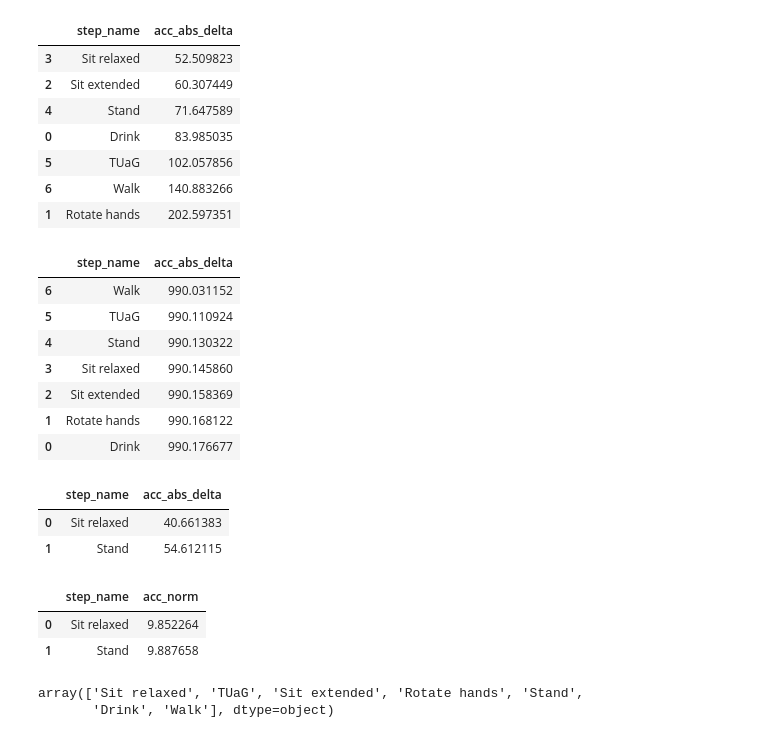
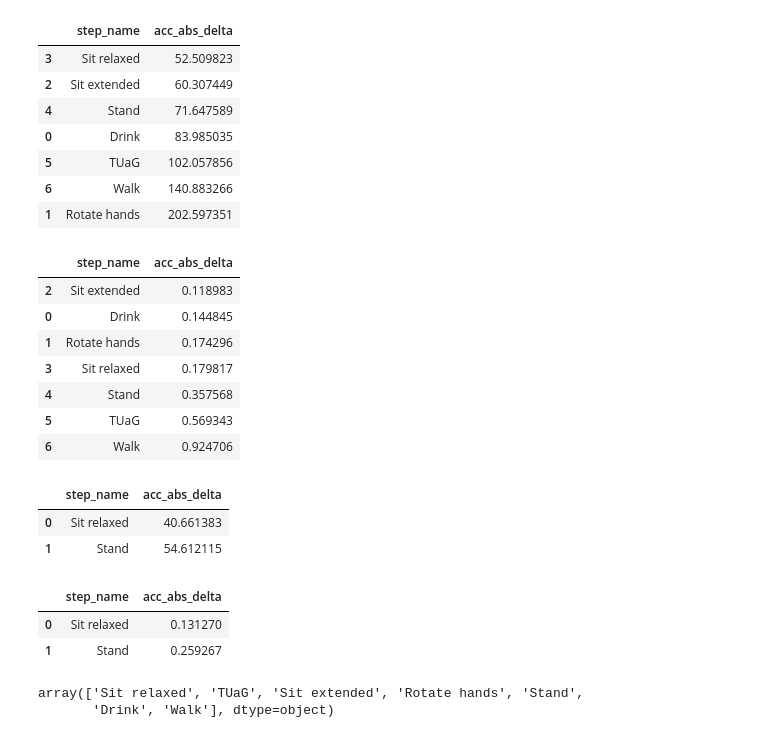
Before and after one commit to ShaniSarusi/DS-rep, a Jupyter notebook: Teva/data_statistical_inspection.ipynb, the cells around one changed output. Drawn from its saved outputs; the diff is of its cells as text; code cells hidden in the pictures.

```diff
--- a/Teva/data_statistical_inspection.ipynb
+++ b/Teva/data_statistical_inspection.ipynb
@@ -62,6 +61,9 @@ print(sorted(home_steps_phone_acc_df.user_id.unique().astype(int).tolist()))
 # %% [markdown]
 # Set some important variables + define summary function:
 # %%
+valid_users = c.valid_users
+watch_acc_base = c.watch_acc_baseline
+phone_acc_base = c.phone_acc_baseline
 statistics = ['median', 'mean', np.std]
 min_val = c.report_values[0]
 max_val = c.report_values[-1]
@@ -462,7 +464,7 @@ p-value of: 0.000
 clinic_steps_watch_acc_df['acc_norm'] = np.sqrt((clinic_steps_watch_acc_df.x)**2 +\
                                                 (clinic_steps_watch_acc_df.y)**2 +\
                                                 (clinic_steps_watch_acc_df.z)**2)
-clinic_steps_watch_acc_df['acc_abs_delta'] = abs(clinic_steps_watch_acc_df['acc_norm']-1000)
+clinic_steps_watch_acc_df['acc_abs_delta'] = abs(clinic_steps_watch_acc_df['acc_norm']-watch_acc_base)
 
 # home_assessments_watch_acc_df['acc_norm'] = np.sqrt((home_assessments_watch_acc_df.x)**2 +\
 #                                                     (home_assessments_watch_acc_df.y)**2 +\
@@ -472,19 +474,19 @@ clinic_steps_watch_acc_df['acc_abs_delta'] = abs(clinic_steps_watch_acc_df['acc_
 home_steps_watch_acc_df['acc_norm'] = np.sqrt((home_steps_watch_acc_df.x)**2 +\
                                               (home_steps_watch_acc_df.y)**2 +\
                                               (home_steps_watch_acc_df.z)**2)
-home_steps_watch_acc_df['acc_abs_delta'] = abs(home_steps_watch_acc_df['acc_norm']-1000)
+home_steps_watch_acc_df['acc_abs_delta'] = abs(home_steps_watch_acc_df['acc_norm']-watch_acc_base)
 
 home_reminders_watch_acc_df['acc_norm'] = np.sqrt((home_reminders_watch_acc_df.x)**2 +\
                                                   (home_reminders_watch_acc_df.y)**2 +\
                                                   (home_reminders_watch_acc_df.z)**2)
-home_reminders_watch_acc_df['acc_abs_delta'] = abs(home_reminders_watch_acc_df['acc_norm']-1000)
+home_reminders_watch_acc_df['acc_abs_delta'] = abs(home_reminders_watch_acc_df['acc_norm']-watch_acc_base)
 
 clinic_steps_phone_acc_df['acc_norm'] = np.sqrt((clinic_steps_phone_acc_df.x)**2 +\
                                                 (clinic_steps_phone_acc_df.y)**2 +\
                                                 (clinic_steps_phone_acc_df.z)**2)
-clinic_steps_phone_acc_df['acc_abs_delta'] = abs(clinic_steps_phone_acc_df['acc_norm']-1000)
+clinic_steps_phone_acc_df['acc_abs_delta'] = abs(clinic_steps_phone_acc_df['acc_norm']-phone_acc_base)
 
 home_steps_phone_acc_df['acc_norm'] = np.sqrt((home_steps_phone_acc_df.x)**2 +\
                                               (home_steps_phone_acc_df.y)**2 +\
                                               (home_steps_phone_acc_df.z)**2)
-home_steps_phone_acc_df['acc_abs_delta'] = abs(home_steps_phone_acc_df['acc_norm']-1000)
+home_steps_phone_acc_df['acc_abs_delta'] = abs(home_steps_phone_acc_df['acc_norm']-phone_acc_base)
@@ -557,13 +576,13 @@ clinic_step_agg.sort_values(by='acc_abs_delta', inplace=True)
 clinic_step_agg
 # %% [output]
 |  | step_name | acc_abs_delta |
-| 6 | Walk | 990.031152 |
-| 5 | TUaG | 990.110924 |
-| 4 | Stand | 990.130322 |
-| 3 | Sit relaxed | 990.145860 |
-| 2 | Sit extended | 990.158369 |
-| 1 | Rotate hands | 990.168122 |
-| 0 | Drink | 990.176677 |
+| 2 | Sit extended | 0.118983 |
+| 0 | Drink | 0.144845 |
+| 1 | Rotate hands | 0.174296 |
+| 3 | Sit relaxed | 0.179817 |
+| 4 | Stand | 0.357568 |
+| 5 | TUaG | 0.569343 |
+| 6 | Walk | 0.924706 |
 # %%
 home_step_agg = home_steps_watch_acc_df[['step_name', 'acc_abs_delta']].groupby('step_name', as_index=False).agg('mean')
 home_step_agg.sort_values(by='acc_abs_delta', inplace=True)
@@ -573,13 +592,13 @@ home_step_agg
 | 0 | Sit relaxed | 40.661383 |
 | 1 | Stand | 54.612115 |
 # %%
-home_step_agg = home_steps_phone_acc_df[['step_name', 'acc_norm']].groupby('step_name', as_index=False).agg('mean')
-home_step_agg.sort_values(by='acc_norm', inplace=True)
+home_step_agg = home_steps_phone_acc_df[['step_name', 'acc_abs_delta']].groupby('step_name', as_index=False).agg('mean')
+home_step_agg.sort_values(by='acc_abs_delta', inplace=True)
 home_step_agg
 # %% [output]
-|  | step_name | acc_norm |
-| 0 | Sit relaxed | 9.852264 |
-| 1 | Stand | 9.887658 |
+|  | step_name | acc_abs_delta |
+| 0 | Sit relaxed | 0.131270 |
+| 1 | Stand | 0.259267 |
 # %%
 clinic_steps_df.step_name.unique()
 # %% [output]
```
Also changed, not shown: parts of 17 cells of this notebook, 1 other file.
